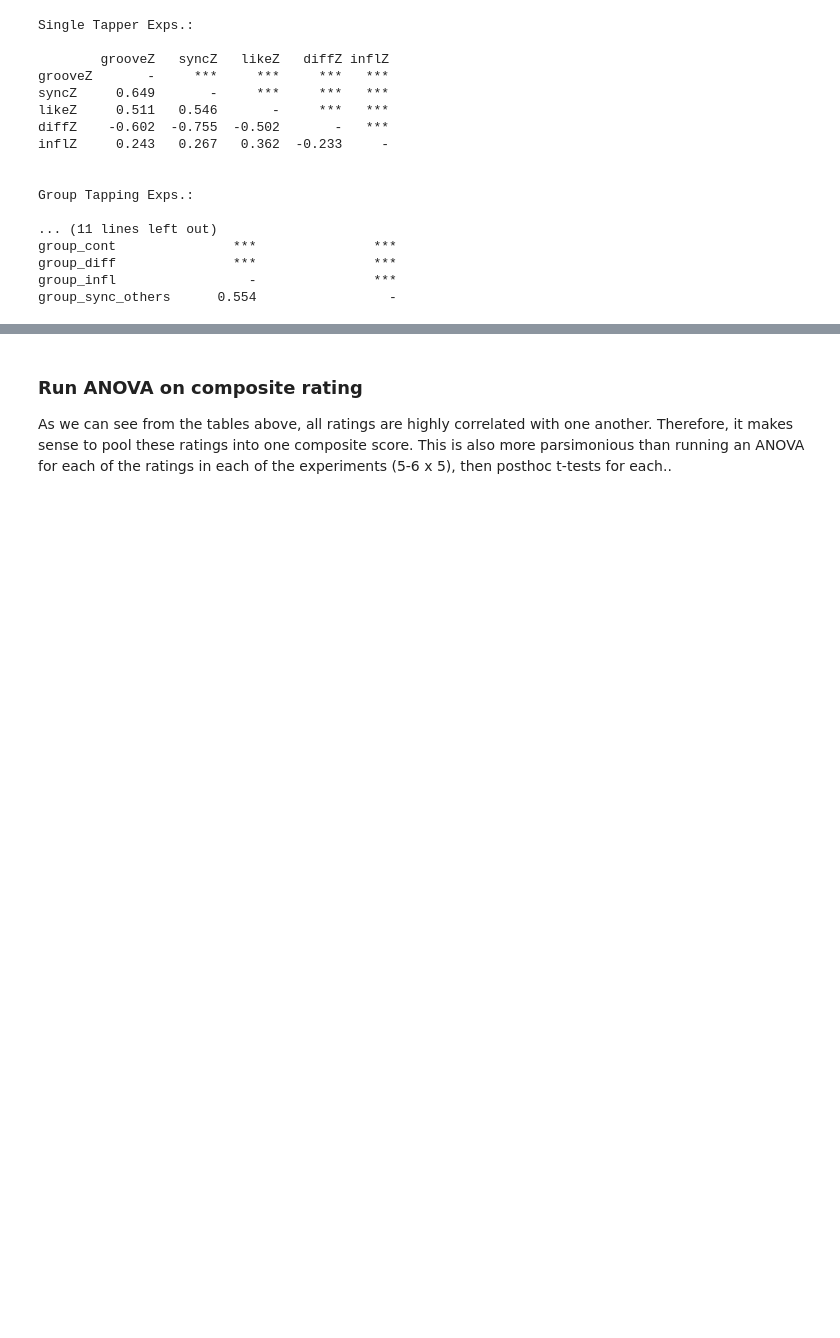
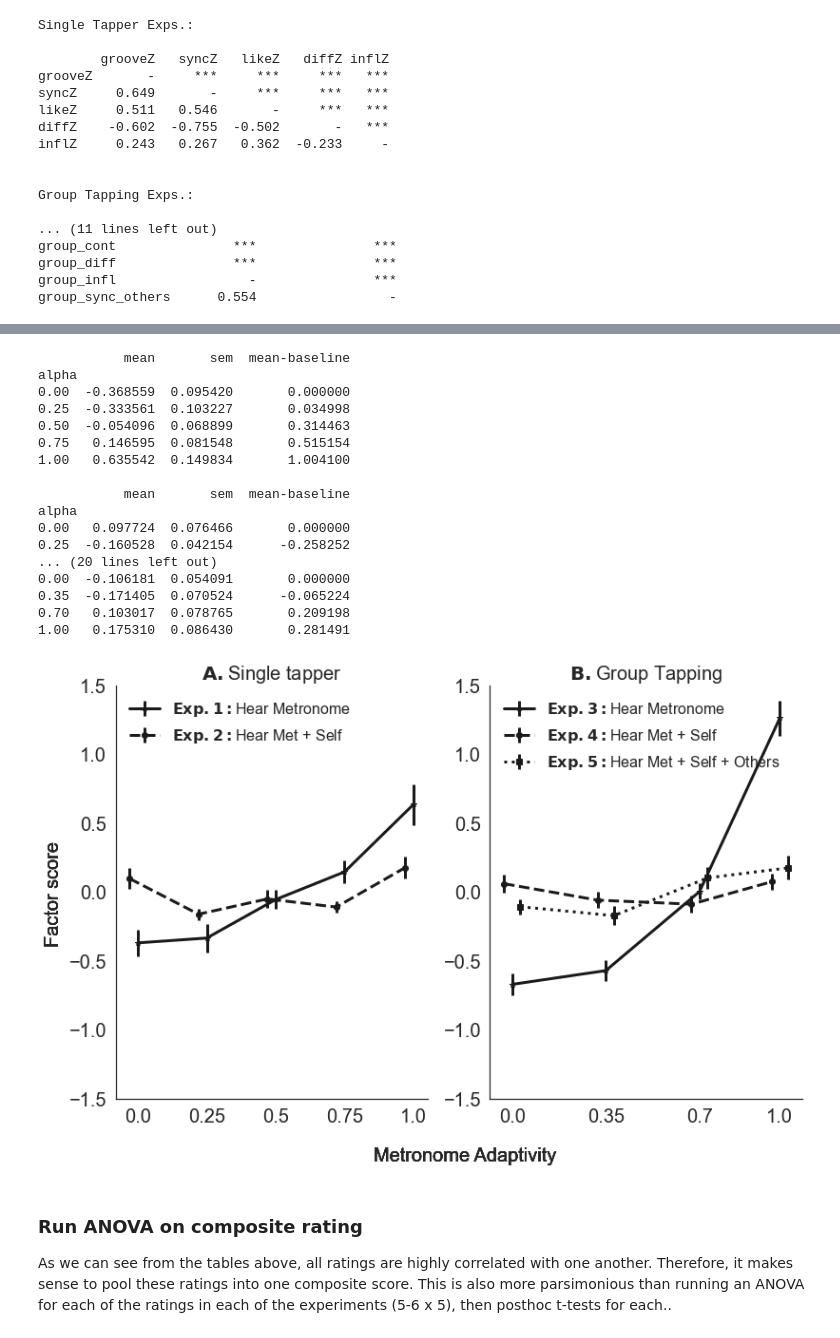
Before and after one commit to janatalab/GEM, a Jupyter notebook: Analyses/GEM_analyses_and_plots.ipynb, the cells around one changed output, grey strips where cells are left out. Cells and saved outputs as stored; diff of their text form; code cells hidden in the pictures; blank space fills up the shorter version.

```diff
--- a/Analyses/GEM_analyses_and_plots.ipynb
+++ b/Analyses/GEM_analyses_and_plots.ipynb
@@ -696,3 +860,71 @@ group_sync_others      0.554                 -
+# %%
+# initalize plot defs
+to_zscore = 0
+fig = plt.figure(figsize=(20,8))
+expIDs = np.array([1,2,3,4,5])
+line_defs = ['k*-', 'ko--', 'k*-', 'ko--', 'ks:']
+label_defs = [r"$\bf{" + "Exp. 1: " + "}$" + 'Hear Metronome', r"$\bf{" + "Exp. 2: " + "}$" + 'Hear Met + Self', r"$\bf{" + "Exp. 3: " + "}$" + 'Hear Metronome', r"$\bf{" + "Exp. 4: " + "}$" + 'Hear Met + Self', r"$\bf{" + "Exp. 5: " + "}$" + 'Hear Met + Self + Others']
+alpha_offset_defs = [0, -.03, 0, -.03, .03]
+fsize = 20
+sns.set_style("white")
+
+
+# loop through each exp
+for idx, val in enumerate(expIDs):
+
+    # Mask data by experiment
+    col = 'factorScore'
+    if val < 3: # single tapper
+        df = op.loc[op['expID'] == val]
+        group = 0
+    else: # group tapping
+        df = fp.loc[fp['expID'] == val]
+        group = 1
+
+    # Create plot
+    if val == 1:
+        ax = fig.add_subplot(1, 3, 1)
+        plt.title('Single tapper', fontsize = fsize)
+        plt.title(r"$\bf{" + "A. " + "}$" + 'Single tapper', fontsize = fsize)
+    if val == 3:
+        ax = fig.add_subplot(1, 3, 2)
+        plt.title(r"$\bf{" + "B. " + "}$" + 'Group Tapping', fontsize = fsize)
+
+    data = return_mean_sem(df, group, col, to_zscore)
+    print(data, '\n')
+    ax.errorbar(data.index.values+alpha_offset_defs[idx], data['mean'], yerr = data['sem'], fmt=line_defs[idx], label=label_defs[idx])
+    ax.set_xticks(data.index.values)
+    ax.set_xticklabels(data.index.values, fontsize = fsize)
+    ax.set_ylim(-1.5, 1.5)
+    ax.tick_params(axis='both', which='major', labelsize=fsize)
+    ax.legend(fontsize = 16, frameon=False, loc = 'upper left')
+    #ax.grid(True)
+    fig.text(0.38, 0.02, 'Metronome Adaptivity', ha='center', va='center', fontsize=fsize)
+    fig.text(0.08, 0.5, 'Factor score', ha='center', va='center', rotation='vertical', fontsize=fsize)
+
+sns.despine()
+sns.set(style="ticks", rc={"lines.linewidth": 3})
+plt.savefig('Figures/allExp_factorScores.eps', dpi=300, bbox_inches = 'tight',
+    pad_inches = 0.5)
+# %% [output]
+           mean       sem  mean-baseline
+alpha
+0.00  -0.368559  0.095420       0.000000
+0.25  -0.333561  0.103227       0.034998
+0.50  -0.054096  0.068899       0.314463
+0.75   0.146595  0.081548       0.515154
+1.00   0.635542  0.149834       1.004100
+
+           mean       sem  mean-baseline
+alpha
+0.00   0.097724  0.076466       0.000000
+0.25  -0.160528  0.042154      -0.258252
+... (20 lines left out)
+0.00  -0.106181  0.054091       0.000000
+0.35  -0.171405  0.070524      -0.065224
+0.70   0.103017  0.078765       0.209198
+1.00   0.175310  0.086430       0.281491
+[figure, added]
 # %% [markdown]
 ### Run ANOVA on composite rating
 As we can see from the tables above, all ratings are highly correlated with one another.
```
Also changed, not shown: parts of 18 cells of this notebook.
